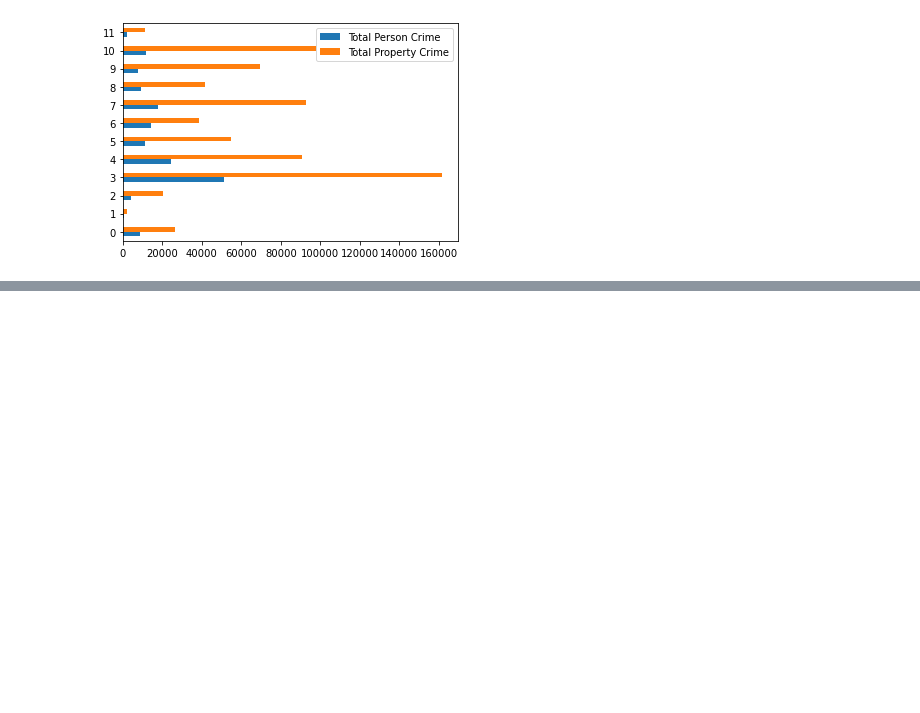
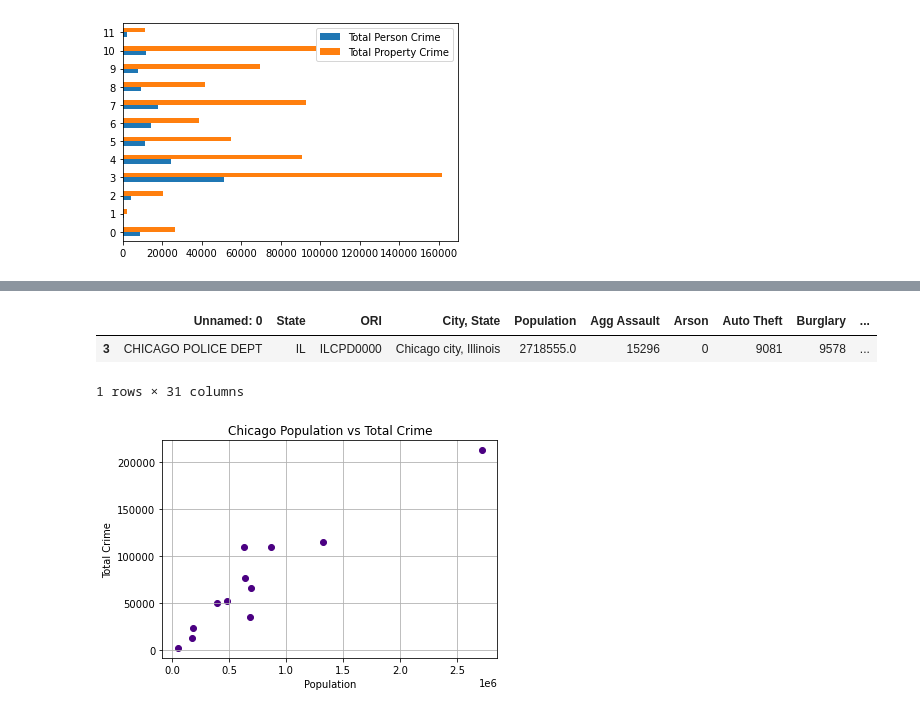
Before and after one commit to meghanvl/project_won, a Jupyter notebook: Visualizations.ipynb, the cells around one changed output, grey strips where cells are left out. Drawn from its saved outputs; the diff is of its cells as text; code cells hidden in the pictures; blank space fills up the shorter version.

Commit message:
testing plots

```diff
--- a/Visualizations.ipynb
+++ b/Visualizations.ipynb
@@ -131,0 +150,17 @@ ax=df.plot.barh()
+# %%
+pop_offense = pop_offense.loc[pop_offense["State"] == "IL"]
+pop_offense
+# %% [output]
+|  | Unnamed: 0 | State | ORI | City, State | Population | Agg Assault | Arson | Auto Theft | Burglary | ... |
+| 3 | CHICAGO POLICE DEPT | IL | ILCPD0000 | Chicago city, Illinois | 2718555.0 | 15296 | 0 | 9081 | 9578 | ... |
+1 rows × 31 columns
+# %%
+#scatter plot total crime vs population
+plt.scatter(total_crime_rates["Population"], total_crime_rates["Total Crime"], marker="o", color="indigo")
+plt.title("Chicago Population vs Total Crime")
+plt.xlabel("Population")
+plt.ylabel("Total Crime")
+plt.grid()
+plt.show()
+# %% [output]
+[figure, added]
```
Also changed, not shown: parts of 2 cells of this notebook.
